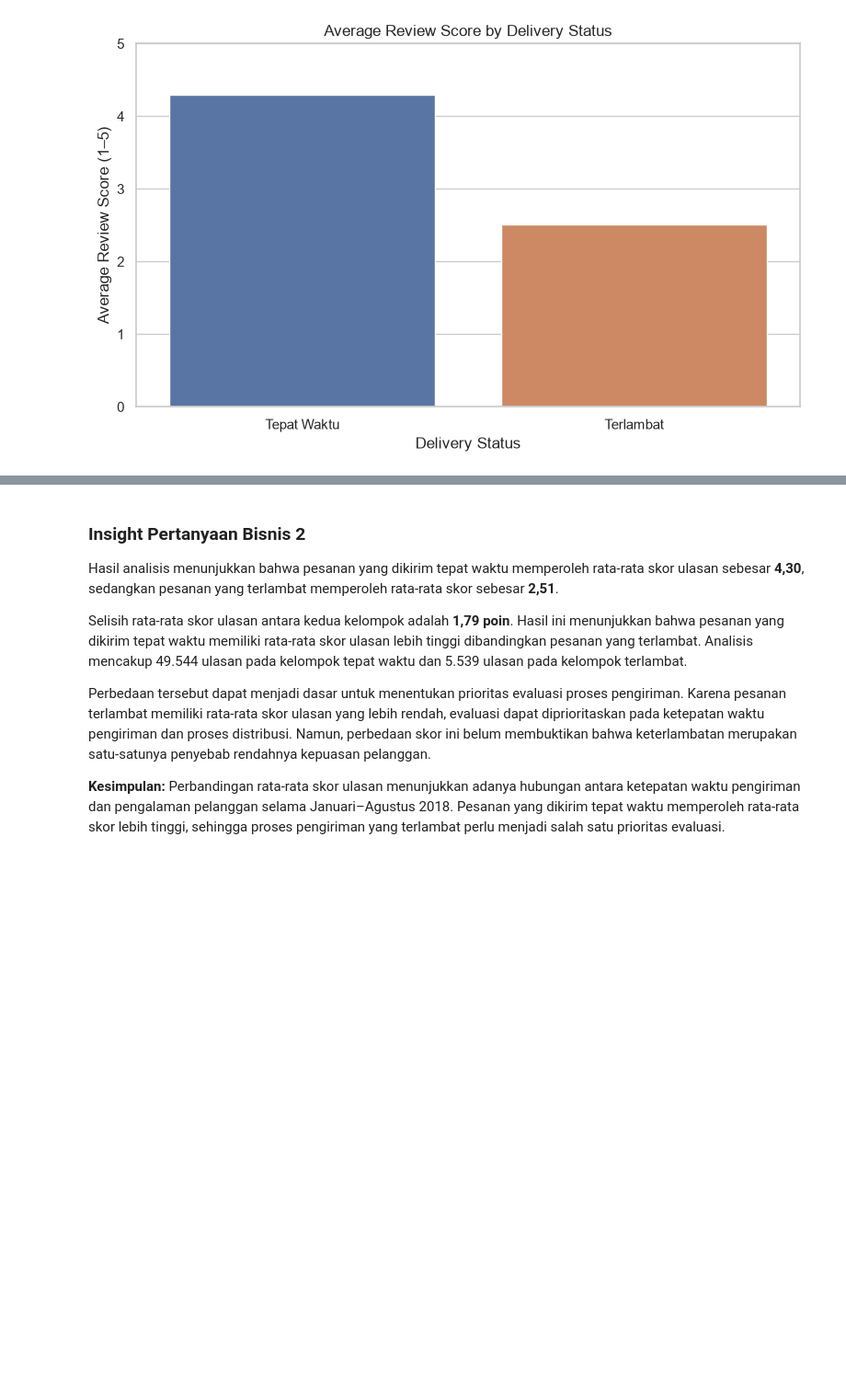
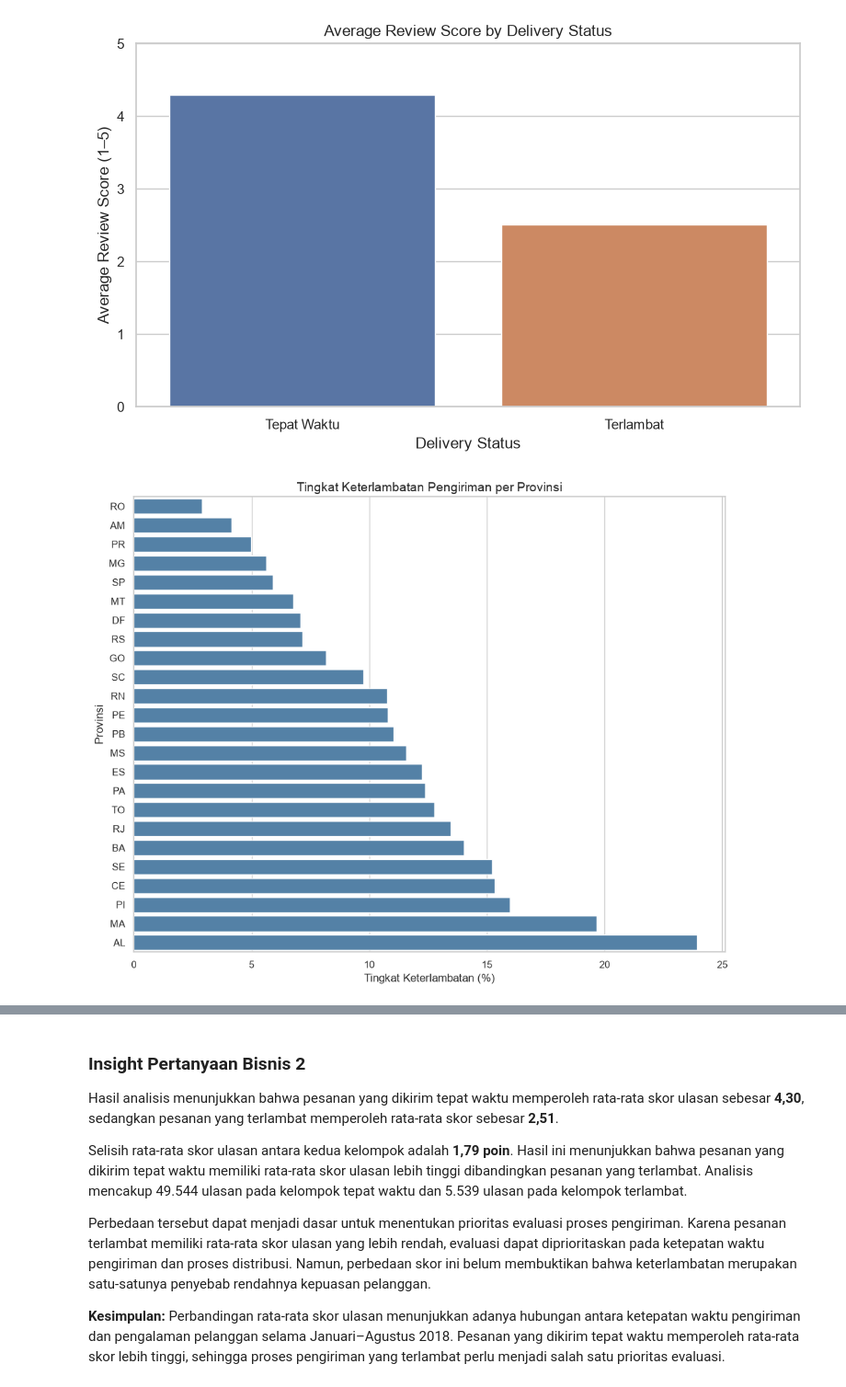
Before and after one commit to 24031554030-source/analisis-data-dicoding-task, a Jupyter notebook: notebook.ipynb, the cells around one changed output, grey strips where cells are left out. Shown at 92% size. Saved outputs shown, nothing was run; the diff lists cells and outputs as text; code cells hidden in the pictures; blank space fills up the shorter version.

```diff
--- a/notebook.ipynb
+++ b/notebook.ipynb
@@ -906,3 +910,39 @@ plt.show()
 | Terlambat | 2.51 | 5539 |
 Selisih rata-rata skor: 1.79 poin
 [figure]
+# %%
+import matplotlib.pyplot as plt
+import seaborn as sns
+
+# Filter provinsi dengan minimal 100 pesanan
+# Catatan: ini menggunakan kolom orders yang sudah tersedia.
+state_late = df_state[
+    df_state['orders'] >= 100
+].copy()
+
+# Urutkan berdasarkan tingkat keterlambatan tertinggi
+state_late = state_late.sort_values(
+    by='late_rate',
+    ascending=True
+)
+
+# Visualisasi
+plt.figure(figsize=(10, 8))
+
+sns.barplot(
+    data=state_late,
+    x='late_rate',
+    y='customer_state',
+    color='steelblue'
+)
+
+plt.title(
+    'Tingkat Keterlambatan Pengiriman per Provinsi',
+    fontsize=14
+)
+plt.xlabel('Tingkat Keterlambatan (%)')
+plt.ylabel('Provinsi')
+plt.tight_layout()
+plt.show()
+# %% [output]
+[figure, added]
```
Also changed, not shown: parts of 3 cells of this notebook, 3 other files.
